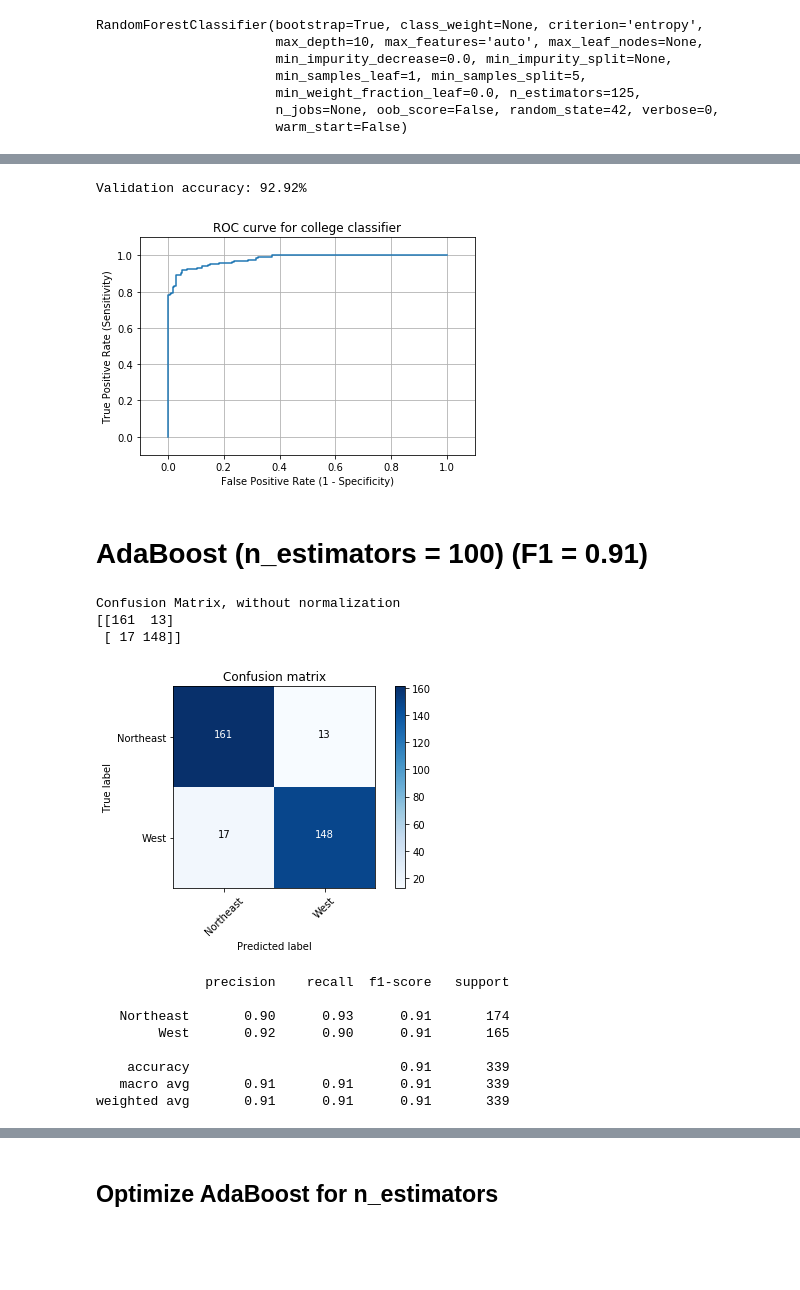
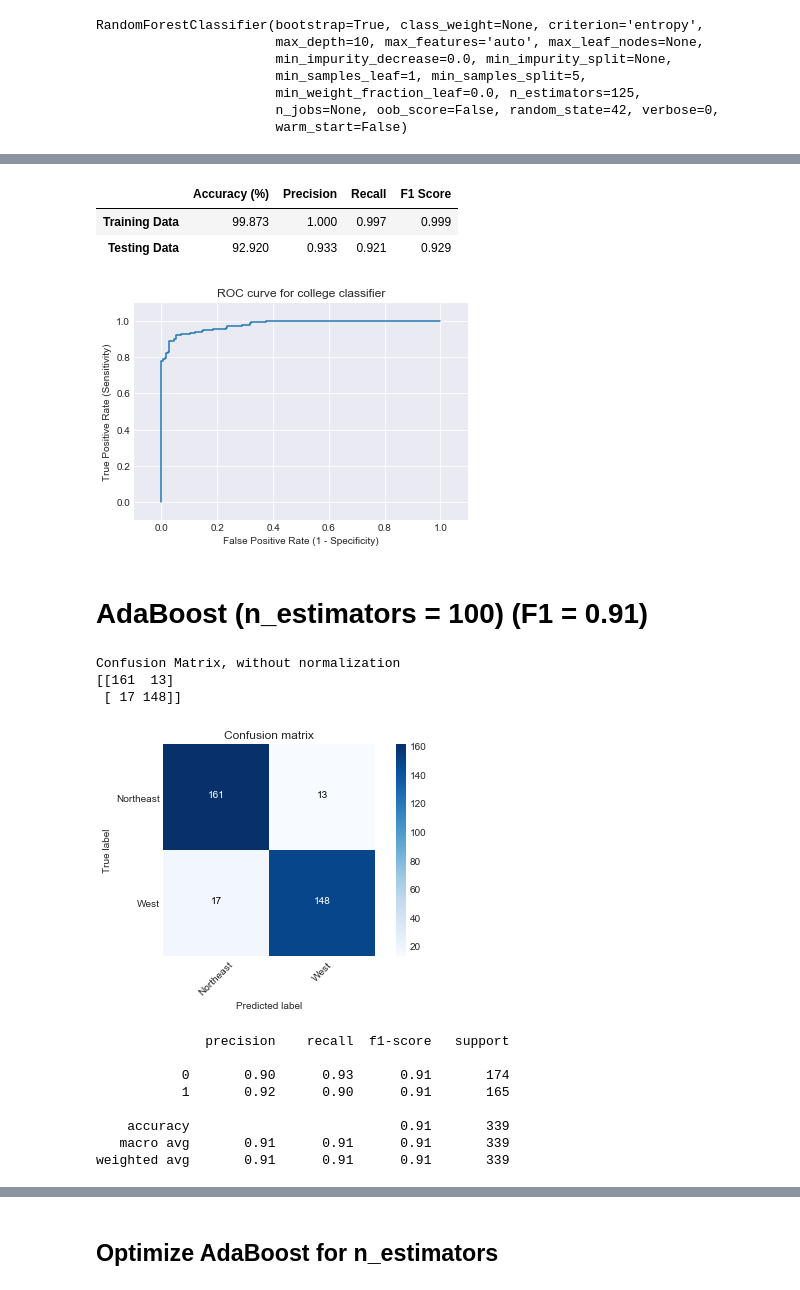
Before and after one commit to rweng18/education_data, a Jupyter notebook: 05_running_models.ipynb, the cells around one changed output, grey strips where cells are left out. Cells and saved outputs as stored; diff of their text form; code cells hidden in the pictures; blank space fills up the shorter version.

```diff
--- a/05_running_models.ipynb
+++ b/05_running_models.ipynb
@@ -109,7 +144,8 @@ X_test_scale = scaler.transform(X_test)
 model = KNeighborsClassifier(n_neighbors=1)
 model.fit(X_train_scale, y_train)
 
-knn_y_pred = model.predict(X_test_scale)
+knn_y_train_pred = model.predict(X_train_scale)
+knn_y_test_pred = model.predict(X_test_scale)
 # %%
 # F1 = 2 * (precision * recall) / (precision + recall)
 
@@ -117,7 +153,7 @@ f1_score(y_test, knn_y_pred, average='weighted')
 # %% [output]
 0.7846982482258335
 # %%
-cm = confusion_matrix(y_test, knn_y_pred)
+cm = confusion_matrix(y_test, knn_y_test_pred)
 regions = ['Northeast', 'West']
 # %%
 def plot_confusion_matrix(cm, classes,
@@ -556,7 +593,7 @@ Image(graph.create_png())
 # %% [markdown]
 ## Optimize Random Forest Using GridSearchCV
 # %%
-forest = RandomForestClassifier(random_state = 42)
+forest_base = RandomForestClassifier(random_state = 42)
 
 param_grid = {
     'n_estimators': [50, 100, 125, 150, 200],
@@ -565,7 +602,7 @@ param_grid = {
     'min_samples_split': [2, 5, 10, 15, 20]
 }
 
-gs_tree = GridSearchCV(forest, param_grid, cv=3)
+gs_tree = GridSearchCV(forest_base, param_grid, cv=3)
 gs_tree.fit(X_train, y_train)
 
 gs_tree.best_params_
@@ -635,7 +672,0 @@ Image(graph.create_png())
-# %%
-# Accuracy of training and test sets
-test_accuracy = accuracy_score(y_test, forest_opt_y_pred)
-
-print('Validation accuracy: {:.4}%'.format(test_accuracy * 100))
-# %% [output]
-Validation accuracy: 92.92%
@@ -645,3 +673,9 @@ y_bin_test = y_test.replace({'Northeast': 0, 'West': 1})
+# %%
+get_metrics(forest_opt_train_pred, forest_opt_test_pred)
+# %% [output]
+|  | Accuracy (%) | Precision | Recall | F1 Score |
+| Training Data | 99.873 | 1.000 | 0.997 | 0.999 |
+| Testing Data | 92.920 | 0.933 | 0.921 | 0.929 |
 # %%
 from sklearn.metrics import roc_curve, auc
 
@@ -649,9 +683,9 @@ from sklearn.metrics import roc_curve, auc
 # for various decision boundaries given the case member probabilites
 
 # First calculate the probability scores of each of the datapoints:
-y_score = forest_opt.fit(X_train, y_bin_train).predict_proba(X_test)[:, 1]
+y_score = forest_opt.fit(X_train, y_train).predict_proba(X_test)[:, 1]
 
-fpr, tpr, thresholds = roc_curve(y_bin_test, y_score)
+fpr, tpr, thresholds = roc_curve(y_test, y_score)
 plt.plot(fpr, tpr)
 plt.xlim([-0.1, 1.1])
 plt.ylim([-0.1, 1.1])
@@ -660,32 +694,33 @@ plt.xlabel('False Positive Rate (1 - Specificity)')
 plt.ylabel('True Positive Rate (Sensitivity)')
 plt.grid(True)
 # %% [output]
-[figure, old version]
+[figure, new version]
 # %% [markdown]
 # AdaBoost (n_estimators = 100) (F1 = 0.91)
 # %%
 ab_clf = AdaBoostClassifier(n_estimators = 100, random_state = 42)
 # %%
 ab_clf.fit(X_train, y_train)
-ab_test_preds = ab_clf.predict(X_test)
+ab_train_pred = ab_clf.predict(X_train)
+ab_test_pred = ab_clf.predict(X_test)
 # %%
-cm_ab = confusion_matrix(y_test, ab_test_preds)
+cm_ab = confusion_matrix(y_test, ab_test_pred)
 plot_confusion_matrix(cm_ab, regions,
                           normalize=False,
                           title='Confusion matrix',
                           cmap=plt.cm.Blues)
 # %% [output]
 Confusion Matrix, without normalization
 [[161  13]
  [ 17 148]]
-[figure, old version]
+[figure, new version]
 # %%
-print(classification_report(y_test, ab_test_preds))
+print(classification_report(y_test, ab_test_pred))
 # %% [output]
               precision    recall  f1-score   support
 
-   Northeast       0.90      0.93      0.91       174
-        West       0.92      0.90      0.91       165
+           0       0.90      0.93      0.91       174
+           1       0.92      0.90      0.91       165
 
     accuracy                           0.91       339
    macro avg       0.91      0.91      0.91       339
```
Also changed, not shown: parts of 83 cells of this notebook, 35 other files.
